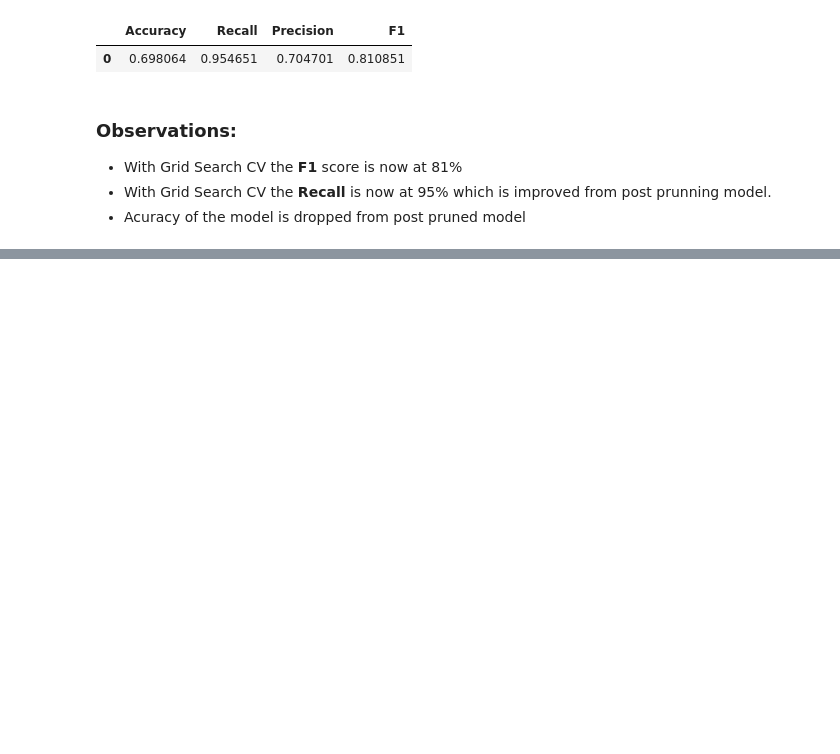
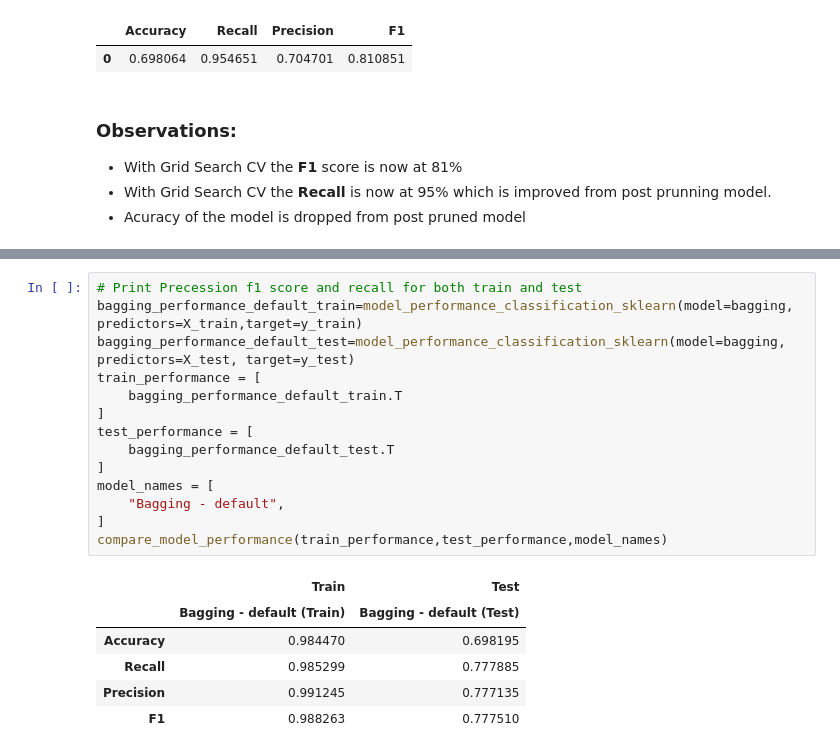
Before and after one commit to Rajesh2015/easy-visa, a Jupyter notebook: easy-visa-solution.ipynb, the cells around one changed output, grey strips where cells are left out. Saved outputs shown, nothing was run; the diff lists cells and outputs as text; blank space fills up the shorter version.

```diff
--- a/easy-visa-solution.ipynb
+++ b/easy-visa-solution.ipynb
@@ -1691,0 +1751,21 @@ dec_tree_performance__pre_prun_default
+# %%
+# Print Precession f1 score and recall for both train and test
+bagging_performance_default_train=model_performance_classification_sklearn(model=bagging, predictors=X_train,target=y_train)
+bagging_performance_default_test=model_performance_classification_sklearn(model=bagging, predictors=X_test, target=y_test)
+train_performance = [
+    bagging_performance_default_train.T
+]
+test_performance = [
+    bagging_performance_default_test.T
+]
+model_names = [
+    "Bagging - default",
+]
+compare_model_performance(train_performance,test_performance,model_names)
+# %% [output]
+|  | Train | Test |
+|  | Bagging - default (Train) | Bagging - default (Test) |
+| Accuracy | 0.984470 | 0.698195 |
+| Recall | 0.985299 | 0.777885 |
+| Precision | 0.991245 | 0.777135 |
+| F1 | 0.988263 | 0.777510 |
```
Also changed, not shown: parts of 13 cells of this notebook.
